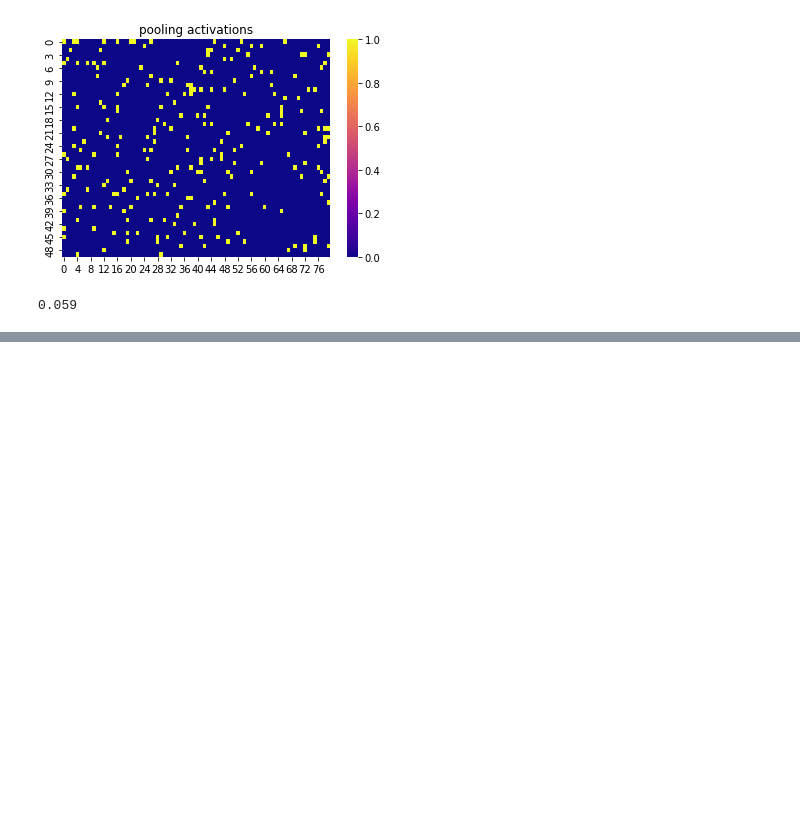
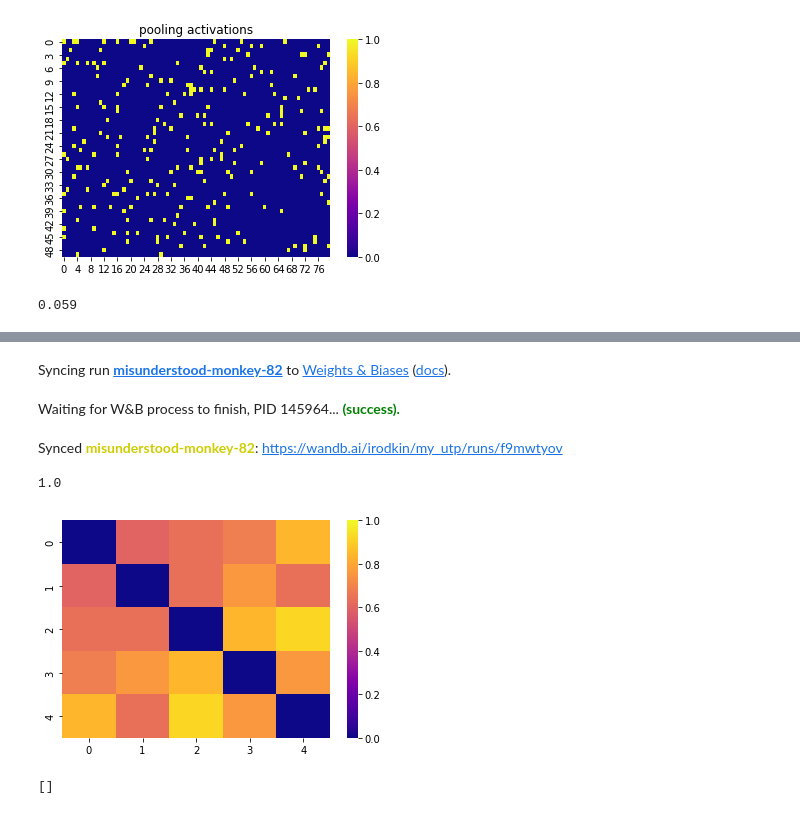
Before and after one commit to RodkinIvan/experiments, a Jupyter notebook: UnionSDR/union_sdr_test.ipynb, the cells around one changed output, grey strips where cells are left out. Saved outputs shown, nothing was run; the diff lists cells and outputs as text; code cells hidden in the pictures; blank space fills up the shorter version.

```diff
--- a/UnionSDR/union_sdr_test.ipynb
+++ b/UnionSDR/union_sdr_test.ipynb
@@ -312,0 +340,55 @@ Synced dainty-monkey-65: https://wandb.ai/irodkin/my_utp/runs/2j0lz5rg
+# %%
+wandb.init(project='my_utp', entity='irodkin', reinit=True, config=utp_conf)
+
+
+my_utp = MyUTP(**utp_conf)
+tm = DelayedFeedbackTM(**config_tm)
+
+representations = []
+prev = my_utp.getUnionSDR().dense.copy()
+for policy in data:
+    for i in range(20):
+        run(tm, my_utp, policy, state_encoder, action_encoder, True, prev)
+        representations.append(my_utp.getUnionSDR())
+    prev = my_utp.getUnionSDR().dense.copy()
+    my_utp.reset()
+
+wandb.finish(quiet=True)
+# %% [output]
+Syncing run misunderstood-monkey-82 to Weights & Biases (docs).
+Waiting for W&B process to finish, PID 145964... (success).
+Synced misunderstood-monkey-82: https://wandb.ai/irodkin/my_utp/runs/f9mwtyov
+# %%
+def row_similarity(policy_1, policy_2):
+    counter = 0
+    for index in range(len(policy_1)):
+        if policy_1[index] == policy_2[index]:
+            counter += 1
+    return counter/len(policy_1)
+def representation_similarity(representation_1, representation_2):
+    return (representation_1*representation_2).nonzero()[0].size/(representation_1 | representation_2).nonzero()[0].size
+similarity_matrix = np.zeros((len(representations), len(representations)))
+
+for i, policy1 in enumerate(data):
+    for j, policy2 in enumerate(data):
+        similarity_matrix[i][j] = abs(
+            row_similarity(policy1, policy2)
+            -
+            representation_similarity(representations[i].dense, representations[j].dense)
+        )
+sns.heatmap(similarity_matrix, vmin=0, vmax=1, cmap='plasma')
+print(representation_similarity(representations[0].dense, representations[1].dense))
+# print(representations[0].dense.nonzero()[0])
+# print(representations[1].dense.nonzero()[0])
+# %% [output]
+1.0
+[figure, added]
+# %%
+a = np.zeros(5)
+a[0] = 1
+a[2] = 1
+b = np.ones(5)
+b[1] = 0
+print(representations_intersection_1(b, a))
+# %% [output]
+[]
```
Also changed, not shown: parts of 9 cells of this notebook.
